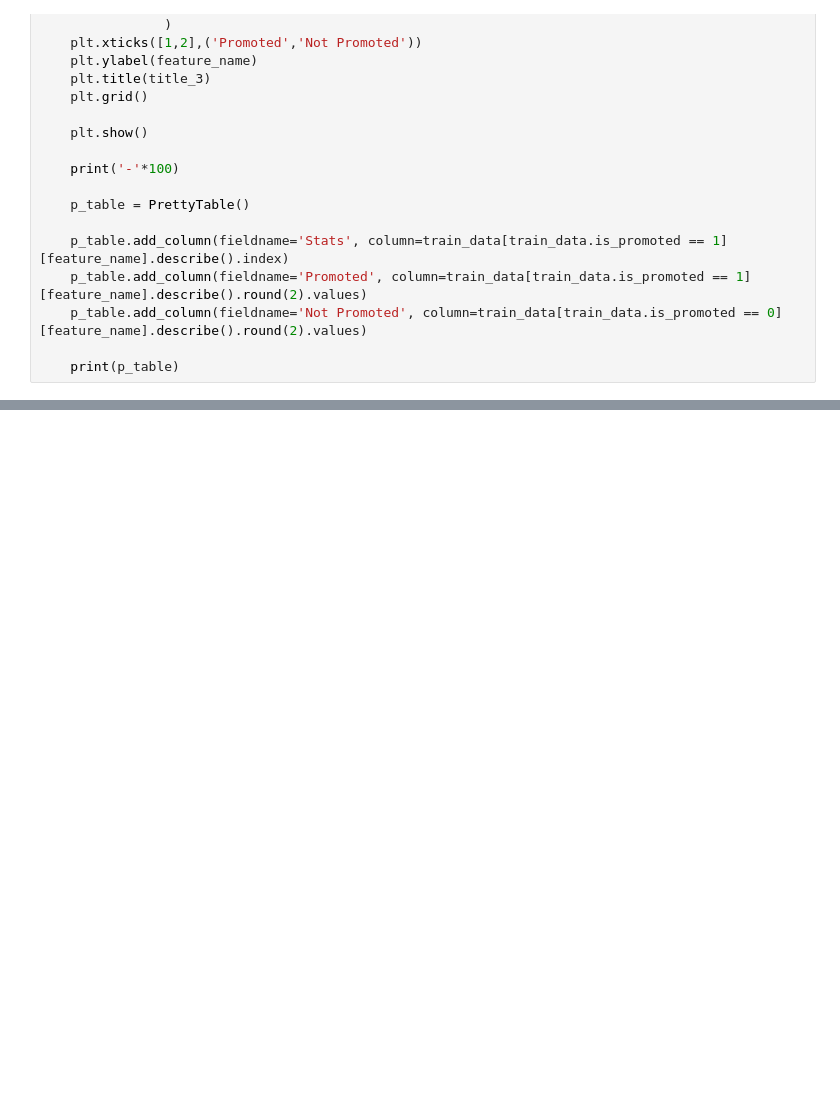
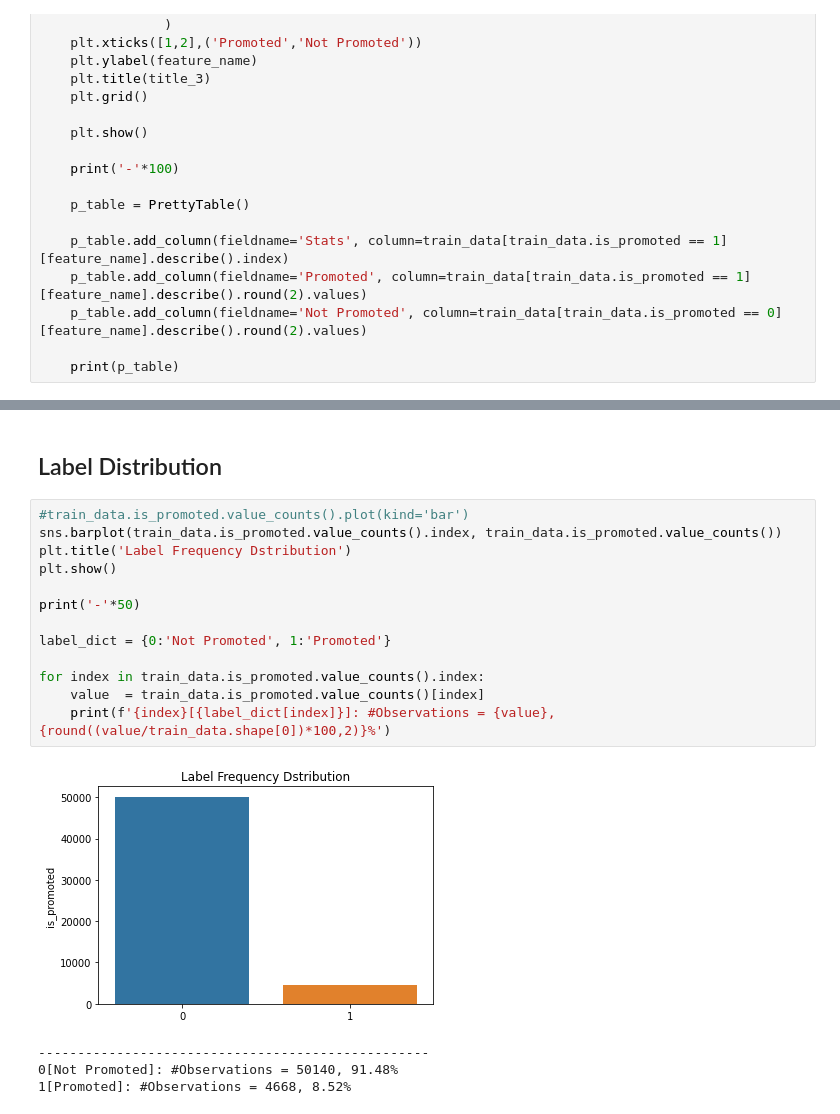
Before and after one commit to gunnerVivek/Employee-Promotion, a Jupyter notebook: 1-Analysis.ipynb, the cells around one changed output, grey strips where cells are left out. Saved outputs shown, nothing was run; the diff lists cells and outputs as text; blank space fills up the shorter version.

```diff
--- a/1-Analysis.ipynb
+++ b/1-Analysis.ipynb
@@ -239,0 +274,20 @@ Shape of Testing data: (23490, 13)
+# %% [markdown]
+## Label Distribution
+# %%
+#train_data.is_promoted.value_counts().plot(kind='bar')
+sns.barplot(train_data.is_promoted.value_counts().index, train_data.is_promoted.value_counts())
+plt.title('Label Frequency Dstribution')
+plt.show()
+
+print('-'*50)
+
+label_dict = {0:'Not Promoted', 1:'Promoted'}
+
+for index in train_data.is_promoted.value_counts().index:
+    value  = train_data.is_promoted.value_counts()[index]
+    print(f'{index}[{label_dict[index]}]: #Observations = {value}, {round((value/train_data.shape[0])*100,2)}%')
+# %% [output]
+[figure, added]
+--------------------------------------------------
+0[Not Promoted]: #Observations = 50140, 91.48%
+1[Promoted]: #Observations = 4668, 8.52%
```
Also changed, not shown: parts of 10 cells of this notebook.
